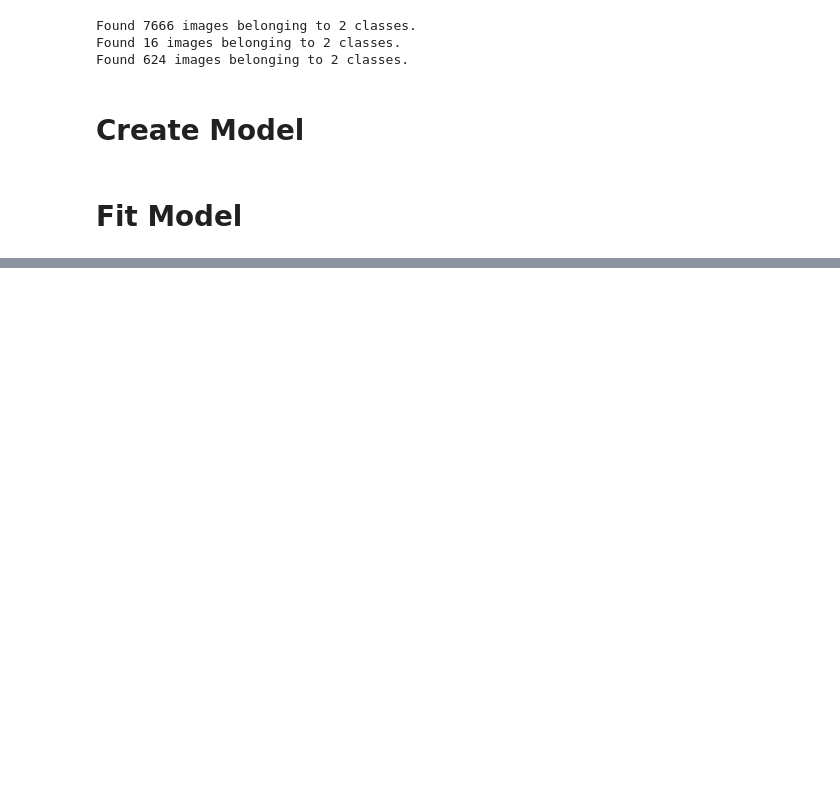
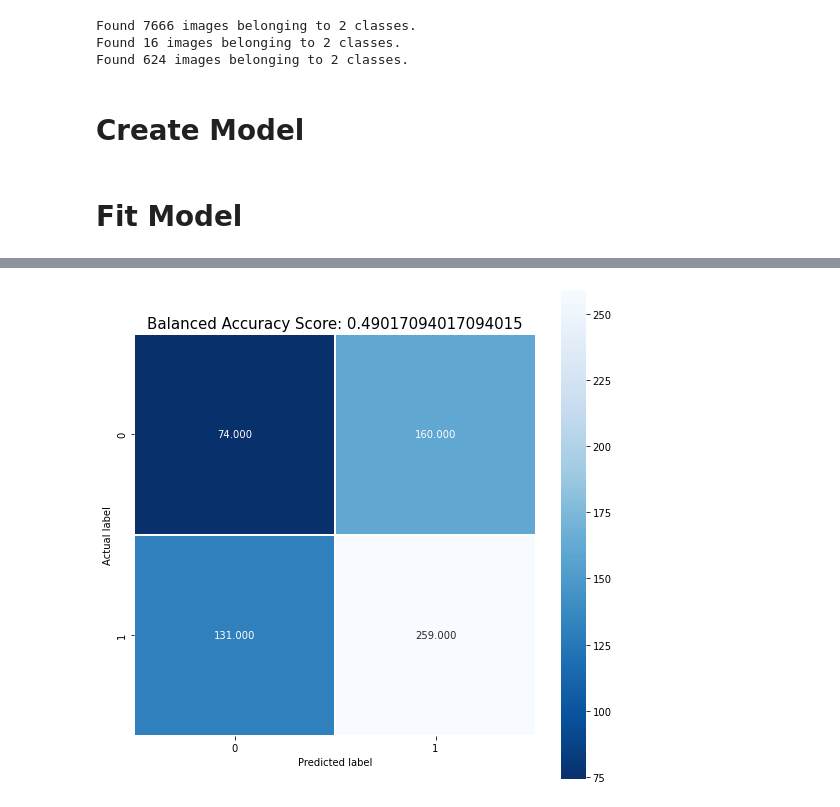
Before and after one commit to mmitk/pneumonia-prediction, a Jupyter notebook: ADASYN.ipynb, the cells around one changed output, grey strips where cells are left out. Saved outputs shown, nothing was run; the diff lists cells and outputs as text; code cells hidden in the pictures; blank space fills up the shorter version.

```diff
--- a/ADASYN.ipynb
+++ b/ADASYN.ipynb
@@ -97,0 +113,4 @@ Epoch 9/20
+# %%
+cnn.display_confusion_matrix(test_set)
+# %% [output]
+[figure, added]
```
Also changed, not shown: parts of 3 cells of this notebook.
